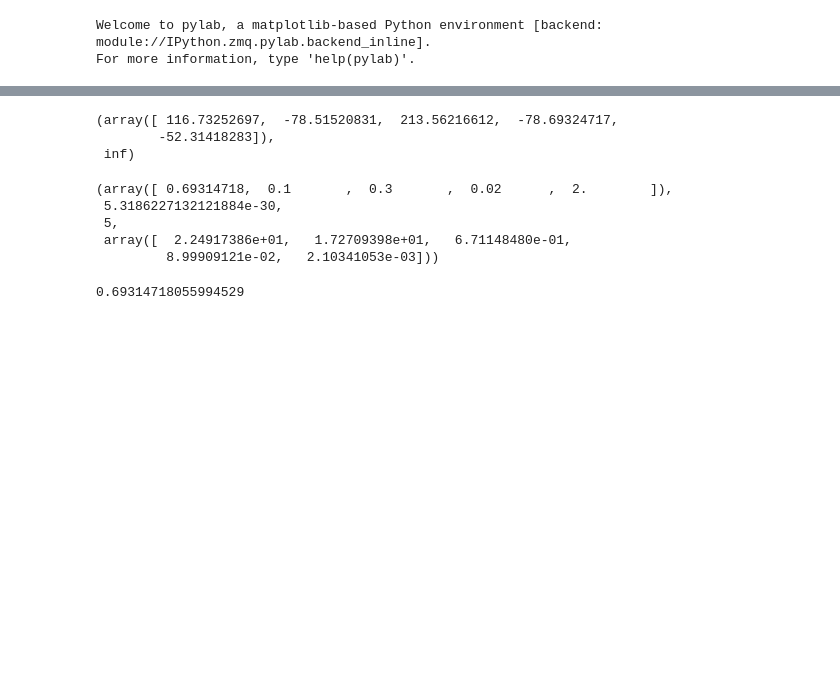
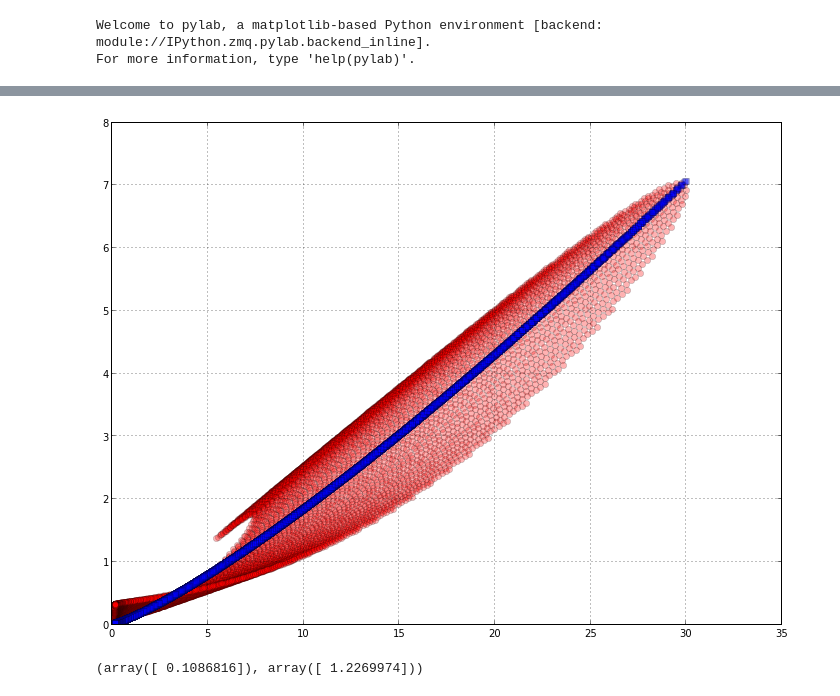
Before and after one commit to dopplershift/DissertationCode, a Jupyter notebook: notebooks/Regression.ipynb, the cells around one changed output, grey strips where cells are left out. Saved outputs shown, nothing was run; the diff lists cells and outputs as text; code cells hidden in the pictures; blank space fills up the shorter version.

```diff
--- a/notebooks/Regression.ipynb
+++ b/notebooks/Regression.ipynb
@@ -33,31 +15,10 @@ so.leastsq(f, np.array([1., 1., 1., 1., 1.]), Dfun=df, col_deriv=True)
-# %%
-def curve(xdata, a, b, c, d, e):
-    return a * x[:, 0] ** b * x[:, 1] ** c * x[:, 2] ** d * x[:, 3] ** e
-so.curve_fit(curve, x, y)
-# %% [output]
-(array([ 116.73252697,  -78.51520831,  213.56216612,  -78.69324717,
-        -52.31418283]),
- inf)
-# %%
-xc = np.concatenate((np.ones_like(x[:,0])[:, None], np.log(x)), 1)
-sl.lstsq(xc, np.log(y))
-# %% [output]
-(array([ 0.69314718,  0.1       ,  0.3       ,  0.02      ,  2.        ]),
- 5.3186227132121884e-30,
- 5,
- array([  2.24917386e+01,   1.72709398e+01,   6.71148480e-01,
-         8.99909121e-02,   2.10341053e-03]))
-# %%
-np.log(2)
-# %% [output]
-0.69314718055994529
 # %%
 def scatt_coeff_fit(qr, nr, dist_func, lam, temp):
     try:
-        len(temp):
+        len(temp)
     except TypeError:
         temp = np.array([temp])
-    d = np.linspace(0.01, 8., 100) * pq.millimeter
+    d = np.linspace(0.01, 8., 100).reshape(-1, 1) * pq.millimeter
     dist = dist_func(d, nr, qr)
     z = np.empty((len(temp),) + qr.shape, dtype=d.dtype)
     kdp = np.empty_like(z)
@@ -65,12 +26,36 @@ def scatt_coeff_fit(qr, nr, dist_func, lam, temp):
     atten = np.empty_like(z)
     for i,t in enumerate(temp):
         scat = disser.scatter.bulk_scatter(lam, t, dist, d)
-        kdp[i] = scat.kdp
+        kdp[i] = scat.kdp.rescale('deg/km').magnitude
         zdr[i] = disser.units.to_linear(scat.zdr)
         z[i] = disser.units.to_linear(scat.z)
-        atten[i] = scatt.atten
-    x = np.concatenate((np.ones_like(z).reshape(-1, 1),
-                        z.reshape(-1, 1),
-                        zdr.reshape(-1, 1),
+        atten[i] = scat.atten.rescale('dB/km').magnitude
+    weights = kdp.reshape(-1, 1)
+    intercept = np.empty_like(atten).reshape(-1, 1)
+    intercept.fill(np.e)
+    x = np.concatenate((intercept.reshape(-1, 1),
+#                        z.reshape(-1, 1)), 1)
+#                        zdr.reshape(-1, 1),
                         kdp.reshape(-1, 1)), 1)
-    sl.lstsq(np.log(x), np.log(atten))
+    y = weights * np.log(atten).reshape(-1, 1)
+    coeffs = sl.lstsq(weights * np.log(x), y)[0]
+    coeffs[0] = np.exp(coeffs[0])
+    return coeffs, x[:, 1], atten
+# %%
+qr = np.linspace(3, 12, 100) * (pq.g / pq.m**3)
+nr = np.logspace(2, 7, 100)  / pq.m**3
+q,n = np.meshgrid(qr, nr)
+# %%
+(a,b), x, y = scatt_coeff_fit(q.flatten(), n.flatten(), dsd.exponential_from_moments, 0.05 * pq.m, 10)
+x = x.flatten()
+y = y.flatten()
+# %%
+plt.plot(x, y, 'ro', linestyle='none', alpha=0.3)
+plt.plot(x, a * x**b, 'bs', linestyle='none', alpha=0.3)
+plt.grid()
+# %% [output]
+[figure, added]
+# %%
+a,b
+# %% [output]
+(array([ 0.1086816]), array([ 1.2269974]))
```
Also changed, not shown: parts of 3 cells of this notebook.
